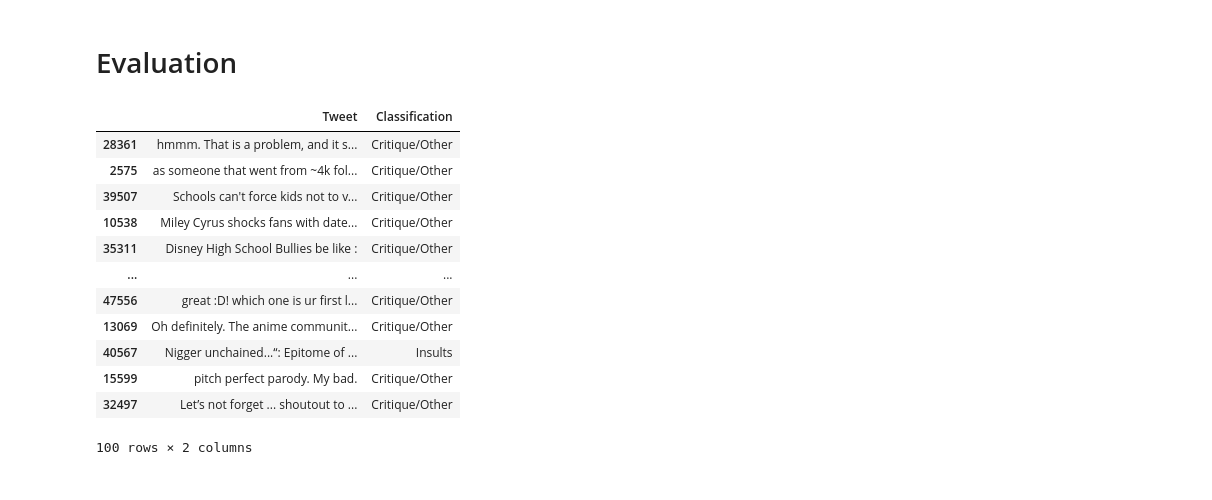
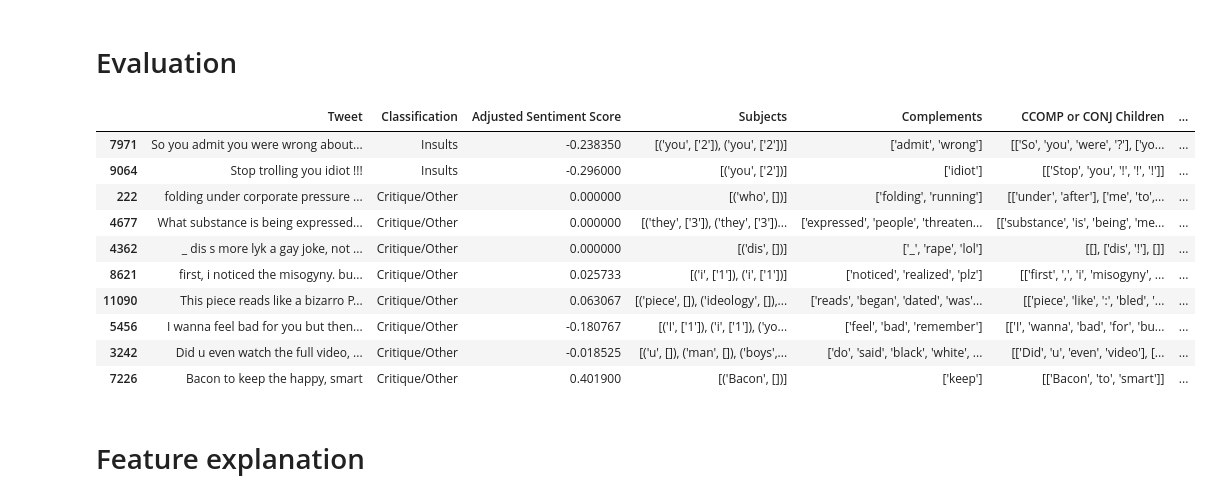
Before and after one commit to philbeliveau/Text_miningProject, a Jupyter notebook: Notebook/Cyberbullying_Exploration.ipynb, the cells around one changed output. Cells and saved outputs as stored; diff of their text form; code cells hidden in the pictures.

```diff
--- a/Notebook/Cyberbullying_Exploration.ipynb
+++ b/Notebook/Cyberbullying_Exploration.ipynb
@@ -238,19 +336,23 @@ df.to_csv('/Users/philippebeliveau/Desktop/Notebook/Winter_2024/Text_mining/Data
+# %%
+# Import csv
+df1 = pd.read_csv('/Users/philippebeliveau/Library/Mobile Documents/com~apple~CloudDocs/_Bureau_/Master/Winter_2024/Text_mining/Project/Dataframe/smaller_sample.csv')
 # %% [markdown]
 # Classification
 # %%
 def classify(row):
     education_terms = ['school', 'schools', 'college', 'graduation']
-    if any(term in word for term in education_terms for word in row['Nouns']):
+    if any(term in str(word) for term in education_terms for word in row[['Nouns', 'Tweet']]):
         return 'Critique/Other'
-    elif row['Adjusted Sentiment Score'] > -0.12:
+    elif row['Adjusted Sentiment Score'] > -0.20:
         return 'Critique/Other'
-    elif row['Adjusted Sentiment Score'] < -0.08 and row['Sentiment Score'] > 0.5 and row['Synonyms Sentiment Score'] > 0.2:
+    elif row['Adjusted Sentiment Score'] < -0.15 and row['Sentiment Score'] > 0.3 and row['Synonyms Sentiment Score'] > 0.2:
         return 'Critique/Other'
-    elif row['Has Capital Word'] == True and row['Adjusted Sentiment Score'] < -0.03 and 'you' in row['Subjects']:
+    elif row['Has Capital Word'] == True and row['Adjusted Sentiment Score'] < -0.10 and 'you' in row['Subjects'] or 'your' in row['Subjects']:
         return 'Insults'
     else:
         return 'Insults'
 
-df['Classification'] = df.apply(classify, axis=1)
-df
+df1['Classification'] = df1.apply(classify, axis=1)
+df1.shape[0]
+df1.head()
 # %% [output]
@@ -276,21 +367,25 @@ pd.set_option('display.max_colwidth', None)
-# %%
-import pandas as pd
-
-pd.set_option('display.max_rows', 10)
-
-sample_df = df[['Tweet', 'Classification']].sample(100)
-sample_df
-# %% [output]
-|  | Tweet | Classification |
-| 28361 | hmmm. That is a problem, and it s... | Critique/Other |
-| 2575 | as someone that went from ~4k fol... | Critique/Other |
-| 39507 | Schools can't force kids not to v... | Critique/Other |
-| 10538 | Miley Cyrus shocks fans with date... | Critique/Other |
-| 35311 | Disney High School Bullies be like : | Critique/Other |
-| ... | ... | ... |
-| 47556 | great :D! which one is ur first l... | Critique/Other |
-| 13069 | Oh definitely. The anime communit... | Critique/Other |
-| 40567 | Nigger unchained...“: Epitome of ... | Insults |
-| 15599 | pitch perfect parody. My bad. | Critique/Other |
-| 32497 | Let’s not forget ... shoutout to ... | Critique/Other |
-100 rows × 2 columns
+# %%
+import pandas as pd
+
+# Set max rows and columns
+# Set max column width
+pd.set_option('display.max_colwidth', None)
+pd.set_option('display.max_columns', None)
+
+# Now print your dataframe
+df1[['Tweet', 'Classification', 'Adjusted Sentiment Score', 'Subjects','Complements',
+     "CCOMP or CONJ Children",'Has 1st Person', 'Has 2nd Person', 'Has 3rd Person', 'Named Entities']].sample(10)
+# %% [output]
+|  | Tweet | Classification | Adjusted Sentiment Score | Subjects | Complements | CCOMP or CONJ Children | ... |
+| 7971 | So you admit you were wrong about... | Insults | -0.238350 | [('you', ['2']), ('you', ['2'])] | ['admit', 'wrong'] | [['So', 'you', 'were', '?'], ['yo... | ... |
+| 9064 | Stop trolling you idiot !!! | Insults | -0.296000 | [('you', ['2'])] | ['idiot'] | [['Stop', 'you', '!', '!', '!']] | ... |
+| 222 | folding under corporate pressure ... | Critique/Other | 0.000000 | [('who', [])] | ['folding', 'running'] | [['under', 'after'], ['me', 'to',... | ... |
+| 4677 | What substance is being expressed... | Critique/Other | 0.000000 | [('they', ['3']), ('they', ['3'])... | ['expressed', 'people', 'threaten... | [['substance', 'is', 'being', 'me... | ... |
+| 4362 | _ dis s more lyk a gay joke, not ... | Critique/Other | 0.000000 | [('dis', [])] | ['_', 'rape', 'lol'] | [[], ['dis', '!'], []] | ... |
+| 8621 | first, i noticed the misogyny. bu... | Critique/Other | 0.025733 | [('i', ['1']), ('i', ['1'])] | ['noticed', 'realized', 'plz'] | [['first', ',', 'i', 'misogyny', ... | ... |
+| 11090 | This piece reads like a bizarro P... | Critique/Other | 0.063067 | [('piece', []), ('ideology', []),... | ['reads', 'began', 'dated', 'was'... | [['piece', 'like', ':', 'bled', '... | ... |
+| 5456 | I wanna feel bad for you but then... | Critique/Other | -0.180767 | [('I', ['1']), ('i', ['1']), ('yo... | ['feel', 'bad', 'remember'] | [['I', 'wanna', 'bad', 'for', 'bu... | ... |
+| 3242 | Did u even watch the full video, ... | Critique/Other | -0.018525 | [('u', []), ('man', []), ('boys',... | ['do', 'said', 'black', 'white', ... | [['Did', 'u', 'even', 'video'], [... | ... |
+| 7226 | Bacon to keep the happy, smart | Critique/Other | 0.401900 | [('Bacon', [])] | ['keep'] | [['Bacon', 'to', 'smart']] | ... |
+# %% [markdown]
+# Feature explanation
```
Also changed, not shown: parts of 17 cells of this notebook, 2 other files.
